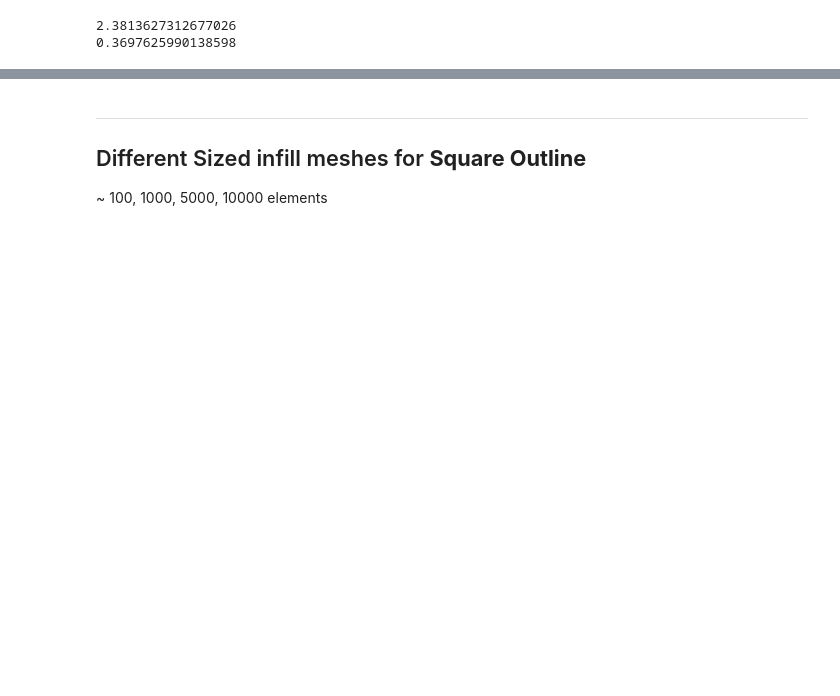
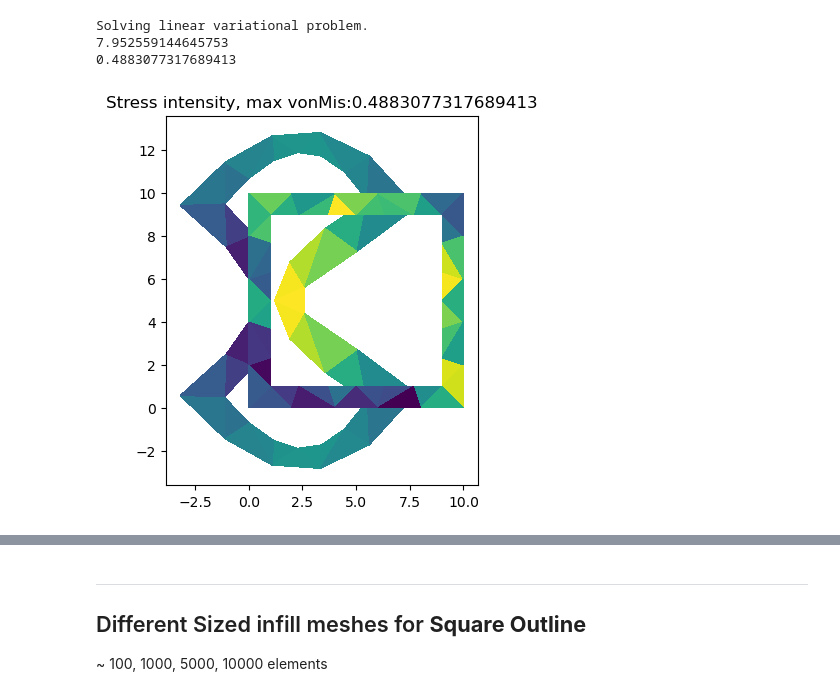
Before and after one commit to grohalex/Project2023, a Jupyter notebook: Pymoo_withFEA.ipynb, the cells around one changed output, grey strips where cells are left out. Drawn from its saved outputs; the diff is of its cells as text; code cells hidden in the pictures; blank space fills up the shorter version.

Commit message:
pymoo_withFEA - updated the Delta load

```diff
--- a/Pymoo_withFEA.ipynb
+++ b/Pymoo_withFEA.ipynb
@@ -91,7 +91,7 @@ def extract_mesh_data_fenics(mesh_to_load):
     return mesh, mvc, cf, mf
 
 def generate_infill_file(meshpath, infill_vec, infill_connect, infill_coords, verbosity=1, run_GUI=False):
-    size = 8  # physical dimension of the side
+    size = 10  # physical dimension of the side
     P = 1      # number of perimeters
     width, height = size, size       # setting up the square
     num_el_x, num_el_y = size, size  # adjust the num of elements
@@ -256,7 +256,7 @@ def square_FEA(mesh, verbose=False):
     # Define boundary conditions
     bc1 = DirichletBC(V, Constant((0, 0)), clamped_middle)
     bcs = [bc1]  # combined boundary conditions
-    delta = Delta(eps=1E-4, x0=np.array([7.5, 4]), degree=5)  # point load at x0
+    delta = Delta(eps=1E-4, x0=np.array([9.5, 5]), degree=5)  # point load at x0
 
     # Define variational problem
     u = TrialFunction(V)
@@ -274,44 +274,50 @@ def square_FEA(mesh, verbose=False):
     # Displacement measures
     V1 = FunctionSpace(mesh, 'P', 1)
     disp_max, disp_tot, disp_avg = get_displacement_measures(u, V1)
+    #title_str = f"Displacement \n max:{round(disp_max,3)}  tot:{round(disp_tot,3)}  avg:{round(disp_avg,3)}"###
+    #plot(u, title=title_str, mode='displacement')###
 
     # max Von Mises Stress measure
     s = sigma(u, lambda_, d, mu) - (1./3) * tr(sigma(u, lambda_, d, mu)) * Identity(d)  # deviatoric stress
     von_mises = sqrt(3./2 * inner(s, s))
     von_mises = project(von_mises, V1)
     max_von_mises = von_mises.vector().max()  # getting maximal von Mises stress
+    #plot(von_mises, title=f"Stress intensity, max vonMis:{max_von_mises}")###
 
     return disp_max, disp_tot, disp_avg, max_von_mises
 # %%
 # Single iteration from Gmsh meshing to FEniCS in functions
 import meshio
 import gmsh
 from ufl import nabla_div
 
 cwd = Path.cwd()
 mesh_dir = cwd.joinpath("MOEA_meshes", "smallSquare3x3")  # adjust the dir here
 inf_file = str(mesh_dir.stem) + '-infill.msh'
 mesh_inp = mesh_dir / inf_file
 
 # Extracting geometry from the infill mesh
 conn, coords, num_el = extract_mesh_data(mesh_inp)
 
 # Create the mesh infill based on the infill vector
 vec = [0,0,1,1,0,0,0,0,1,1,0,0,0,0,1,1,0,0]
+vec = [0,0,0,0,0,0,0,0,0,0,0,0,0,0,0,0,0,0]
 meshfile = mesh_dir / 'infill_gen.msh'
-generate_infill_file(meshfile, vec, conn, coords, run_GUI=False)
+generate_infill_file(meshfile, vec, conn, coords, run_GUI=True)
 
 # Loading the created infill mesh to FEniCS
 mesh, _, _, _ = extract_mesh_data_fenics(meshfile)
 
 # perform FEA and obtain displacements and von mises stress
-d_max, d_tot, d_avg, max_vm = square_FEA(mesh, verbose=False)
+d_max, d_tot, d_avg, max_vm = square_FEA(mesh, verbose=True)
 
 print(d_max)
 print(max_vm)
 # %% [output]
-2.3813627312677026
-0.3697625990138598
+Solving linear variational problem.
+7.952559144645753
+0.4883077317689413
+[figure, added]
 # %%
 # implementing pymoo multi-objective optimization with FEniCS FEA objectives
 
```
Also changed, not shown: parts of 4 cells of this notebook, 3 other files.
